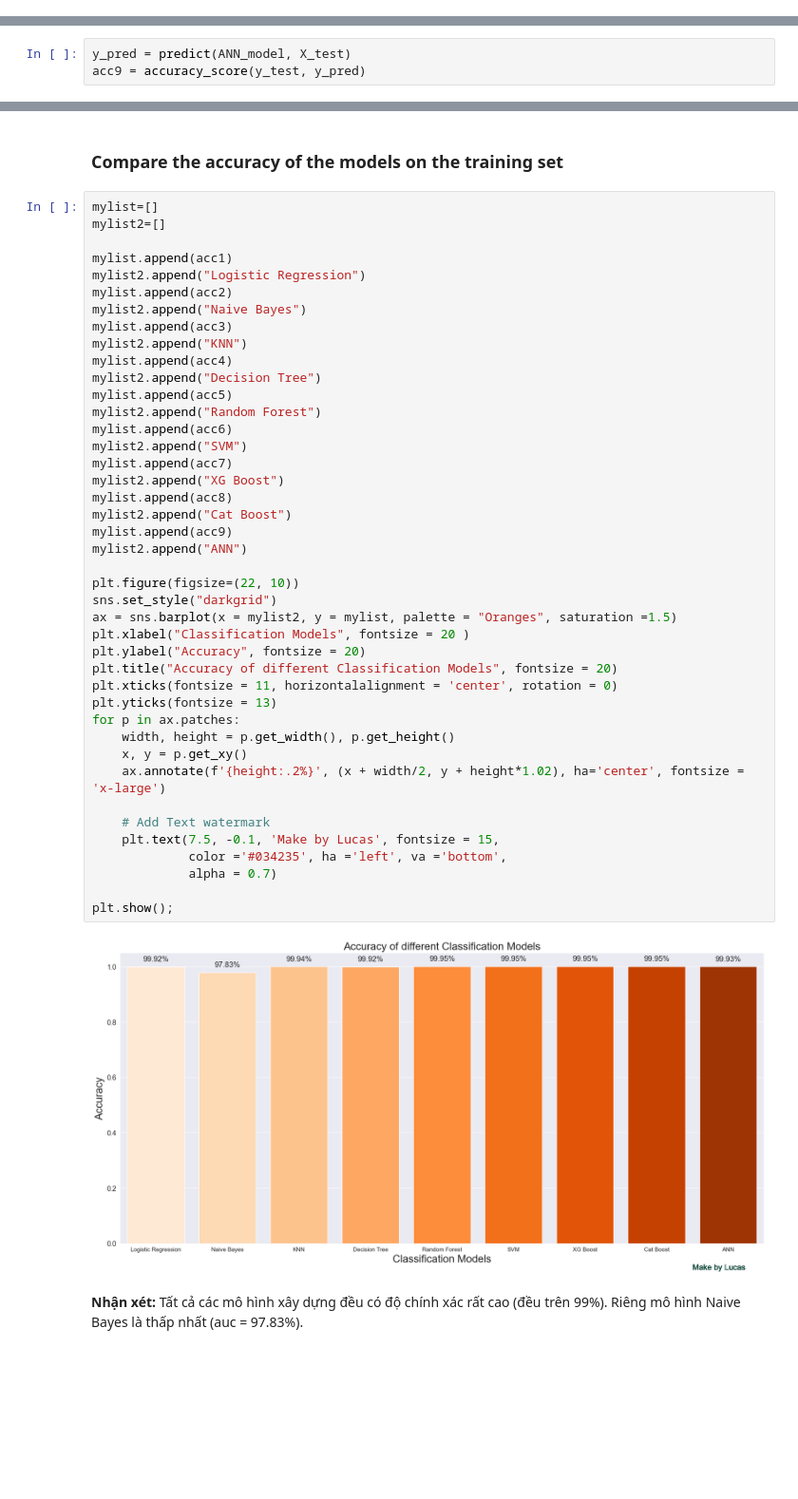
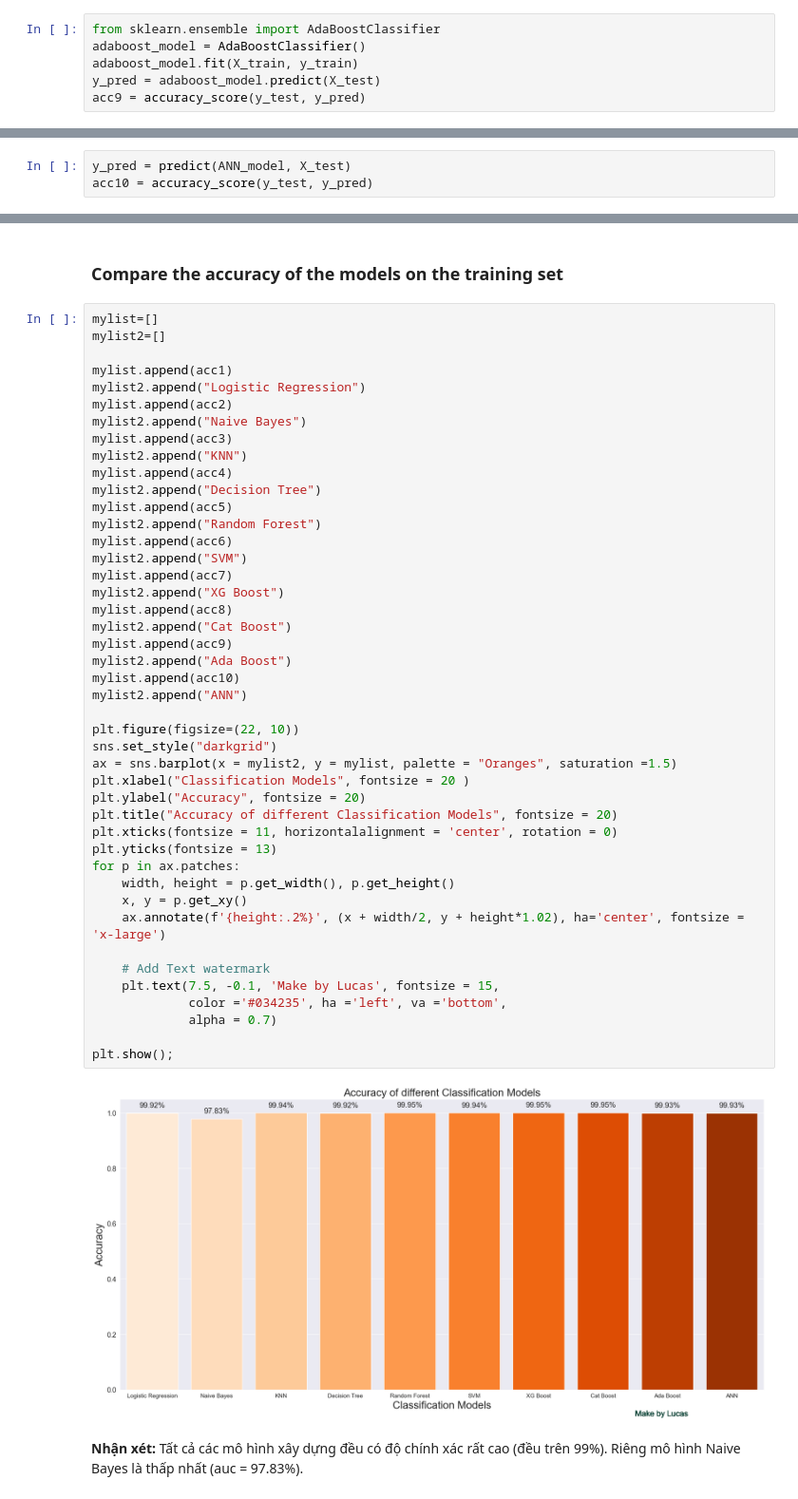
Before and after one commit to LeHongNgoc3820/Project_Credit_Card_Fraud_Detection, a Jupyter notebook: Credit Card Fraud Detection.ipynb, the cells around one changed output, grey strips where cells are left out. Shown at 95% size. Cells and saved outputs as stored; diff of their text form; blank space fills up the shorter version.

```diff
--- a/Credit Card Fraud Detection.ipynb
+++ b/Credit Card Fraud Detection.ipynb
@@ -920,0 +950,6 @@ weighted avg       1.00      1.00      1.00     85443
+# %%
+from sklearn.ensemble import AdaBoostClassifier
+adaboost_model = AdaBoostClassifier()
+adaboost_model.fit(X_train, y_train)
+y_pred = adaboost_model.predict(X_test)
+acc9 = accuracy_score(y_test, y_pred)
@@ -1007,5 +1085,5 @@ Accuracy score: 0.9999
 **Test Predictions**
 # %%
 y_pred = predict(ANN_model, X_test)
-acc9 = accuracy_score(y_test, y_pred)
+acc10 = accuracy_score(y_test, y_pred)
 # %% [output]
@@ -1061,34 +1139,36 @@ mylist.append(acc5)
 mylist2.append("Random Forest")
 mylist.append(acc6)
 mylist2.append("SVM")
 mylist.append(acc7)
 mylist2.append("XG Boost")
 mylist.append(acc8)
 mylist2.append("Cat Boost")
 mylist.append(acc9)
+mylist2.append("Ada Boost")
+mylist.append(acc10)
 mylist2.append("ANN")
 
 plt.figure(figsize=(22, 10))
 sns.set_style("darkgrid")
 ax = sns.barplot(x = mylist2, y = mylist, palette = "Oranges", saturation =1.5)
 plt.xlabel("Classification Models", fontsize = 20 )
 plt.ylabel("Accuracy", fontsize = 20)
 plt.title("Accuracy of different Classification Models", fontsize = 20)
 plt.xticks(fontsize = 11, horizontalalignment = 'center', rotation = 0)
 plt.yticks(fontsize = 13)
 for p in ax.patches:
     width, height = p.get_width(), p.get_height()
     x, y = p.get_xy()
     ax.annotate(f'{height:.2%}', (x + width/2, y + height*1.02), ha='center', fontsize = 'x-large')
 
     # Add Text watermark
     plt.text(7.5, -0.1, 'Make by Lucas', fontsize = 15,
              color ='#034235', ha ='left', va ='bottom',
              alpha = 0.7)
 
 plt.show();
 # %% [output]
-[figure, old version]
+[figure, new version]
 # %% [markdown]
 **Nhận xét:** Tất cả các mô hình xây dựng đều có độ chính xác rất cao (đều trên 99%). Riêng mô hình Naive Bayes là thấp nhất (auc = 97.83%).
 # %% [markdown]
```
Also changed, not shown: parts of 35 cells of this notebook.
